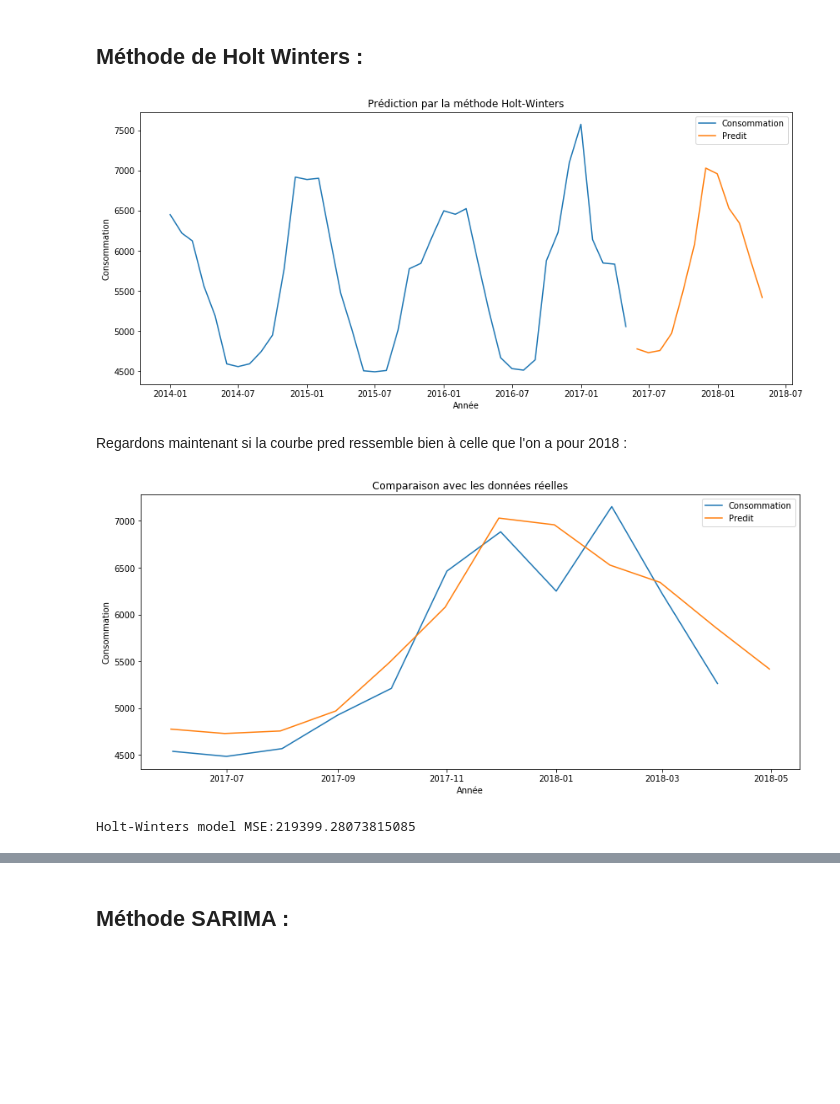
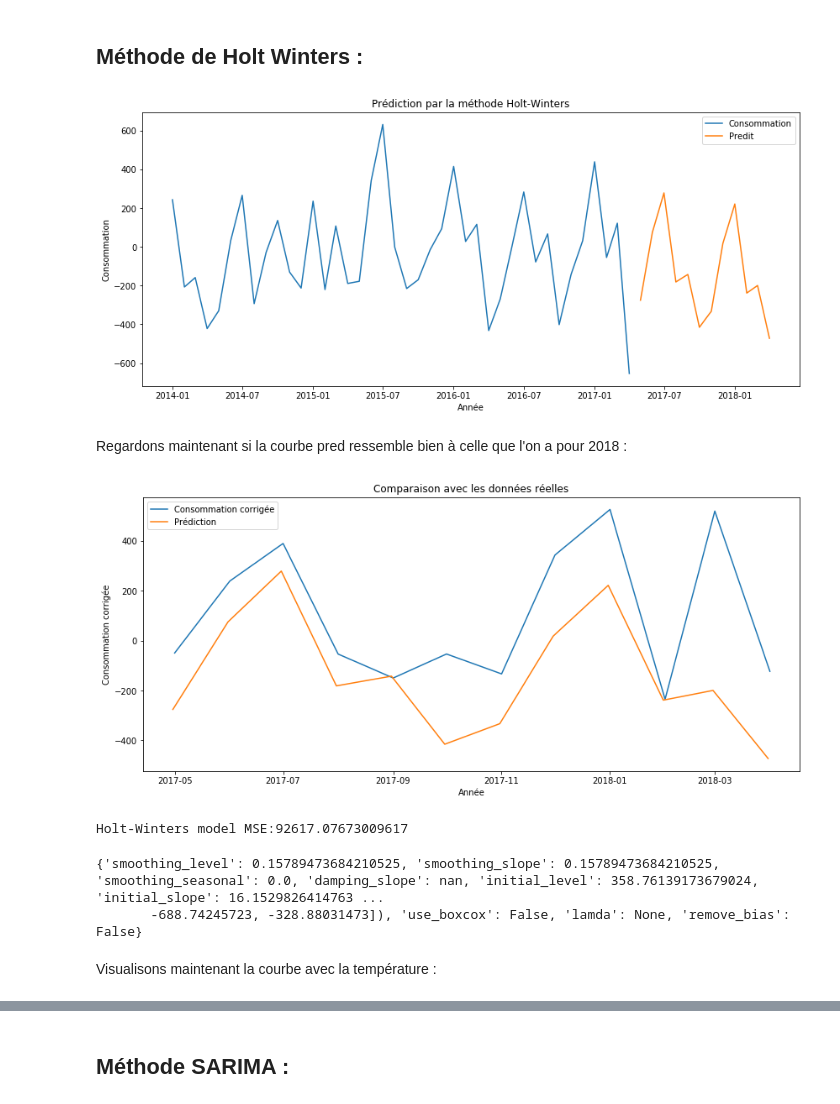
Before and after one commit to Julien-paulet/Projet_8, a Jupyter notebook: Prédisez la demande en electricite.ipynb, the cells around one changed output, grey strips where cells are left out. Cells and saved outputs as stored; diff of their text form; code cells hidden in the pictures; blank space fills up the shorter version.

```diff
--- a/Prédisez la demande en electricite.ipynb
+++ b/Prédisez la demande en electricite.ipynb
@@ -169,10 +182,11 @@ Warnings:
 # %%
 import seaborn as sns
 
-all_data['pred'] = reg_simp.predict()
+all_data['donnees_corriges'] = reg_simp.resid
+all_data['temp'] = reg_simp.predict()
 
 conso.plot(y='consommation', figsize=[14,4])
-all_data['pred'].plot(label='Données corrigées')
+all_data['donnees_corriges'].plot(label='Données corrigées')
 plt.legend()
 plt.xlabel('Année')
 plt.ylabel('Consommation')
@@ -186,6 +200,7 @@ plt.show()
 # %%
 from statsmodels.tsa.seasonal import seasonal_decompose
 # %%
-x = pd.DataFrame(all_data['pred'], index = all_data.index)
+x = pd.DataFrame(all_data['donnees_corriges'], index = all_data.index)
+temp = pd.DataFrame(all_data['temp'], index = all_data.index)
 x.head()
 # %% [output]
@@ -227,8 +240,11 @@ plt.show()
 On commence par prendre une échantillon de x : <br/>
 on effectuera la prédiction sur Mai 2017 à Mai 2018, on enlève donc ces valeurs :
 # %%
-y = x.loc[x.index <= '2017-05-01']
-delta = x.loc[x.index > '2017-05-01']
+y = x.loc[x.index < '2017-05-01']
+delta = x.loc[x.index >= '2017-05-01']
+temp_pred =  temp.loc[temp.index >= '2017-05-01']
+conso_data = conso.loc[conso.index < '2017-05-01']
+conso_pred = conso.loc[conso.index >= '2017-05-01']
 # %% [markdown]
 ## Méthode de Holt Winters :
 # %%
@@ -236,40 +252,46 @@ from statsmodels.tsa.api import ExponentialSmoothing
 # %%
 from statsmodels.tsa.statespace.sarimax import *
 # %%
-hw = ExponentialSmoothing(np.asarray(y['pred']),
-                          seasonal_periods=12, trend='add',
+hw = ExponentialSmoothing(np.asarray(y['donnees_corriges']),
+                          seasonal_periods=6, trend='add',
                           seasonal='add').fit()
 hw_pred = hw.forecast(12)
-
 plt.figure(figsize=(14,6))
-plt.plot(y['pred'], label='Consommation')
+plt.plot(y, label='Consommation')
 plt.plot(pd.date_range(y.index[len(y)-1], periods=12, freq='M'), hw_pred, label='Predit')
 plt.legend()
 plt.xlabel('Année')
 plt.ylabel('Consommation')
 plt.title('Prédiction par la méthode Holt-Winters')
-plt.savefig("Graphiques/holt_winters_prev")
+#plt.savefig("Graphiques/holt_winters_prev")
 plt.show()
 # %% [output]
-[figure, old version]
+[figure, new version]
 # %% [markdown]
 Regardons maintenant si la courbe pred ressemble bien à celle que l'on a pour 2018 :
 # %%
 plt.figure(figsize=(14,6))
-plt.plot(delta['pred'], label='Consommation')
+plt.plot(delta, label='Consommation corrigée')
 plt.plot(pd.date_range(y.index[len(y)-1], periods=12, freq='M'),
          hw_pred,
-         label='Predit')
+         label='Prédiction')
 plt.legend()
 plt.xlabel('Année')
-plt.ylabel('Consommation')
+plt.ylabel('Consommation corrigée')
 plt.title('Comparaison avec les données réelles')
-plt.savefig("Graphiques/Holt_winters_comparaison")
+#plt.savefig("Graphiques/Holt_winters_comparaison")
 plt.show()
 # %% [output]
-[figure, old version]
+[figure, new version]
 # %%
 from sklearn.metrics import mean_squared_error
-print('Holt-Winters model MSE:{}'.format(mean_squared_error(x['pred']['2017-05':],hw_pred)))
+print('Holt-Winters model MSE:{}'.format(mean_squared_error(delta,hw_pred)))
 # %% [output]
-Holt-Winters model MSE:219399.28073815085
+Holt-Winters model MSE:92617.07673009617
+# %%
+print(hw.params)
+# %% [output]
+{'smoothing_level': 0.15789473684210525, 'smoothing_slope': 0.15789473684210525, 'smoothing_seasonal': 0.0, 'damping_slope': nan, 'initial_level': 358.76139173679024, 'initial_slope': 16.1529826414763 ...
+       -688.74245723, -328.88031473]), 'use_boxcox': False, 'lamda': None, 'remove_bias': False}
+# %% [markdown]
+Visualisons maintenant la courbe avec la température :
```
Also changed, not shown: parts of 46 cells of this notebook, 14 other files.
